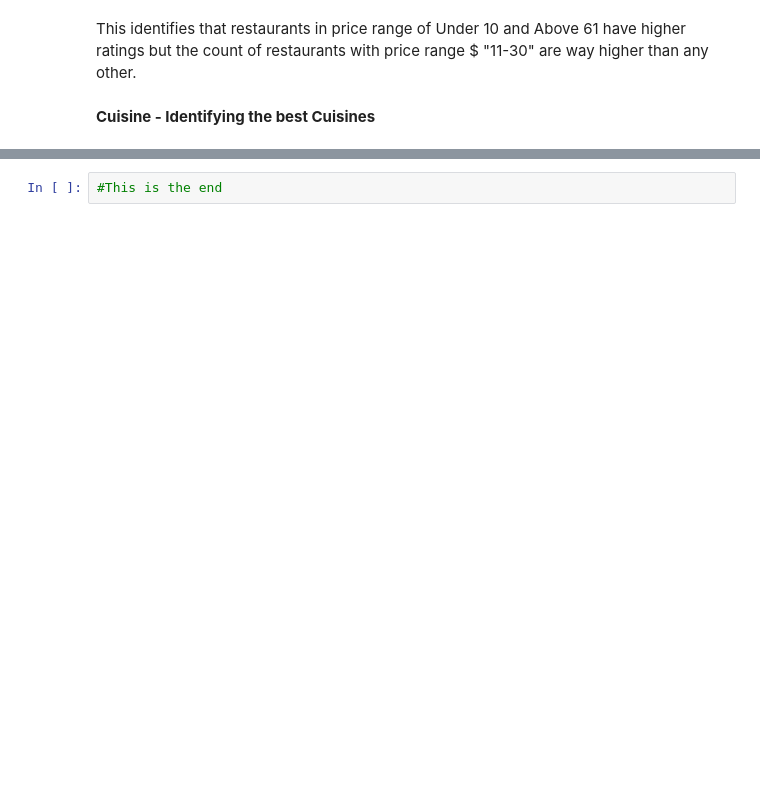
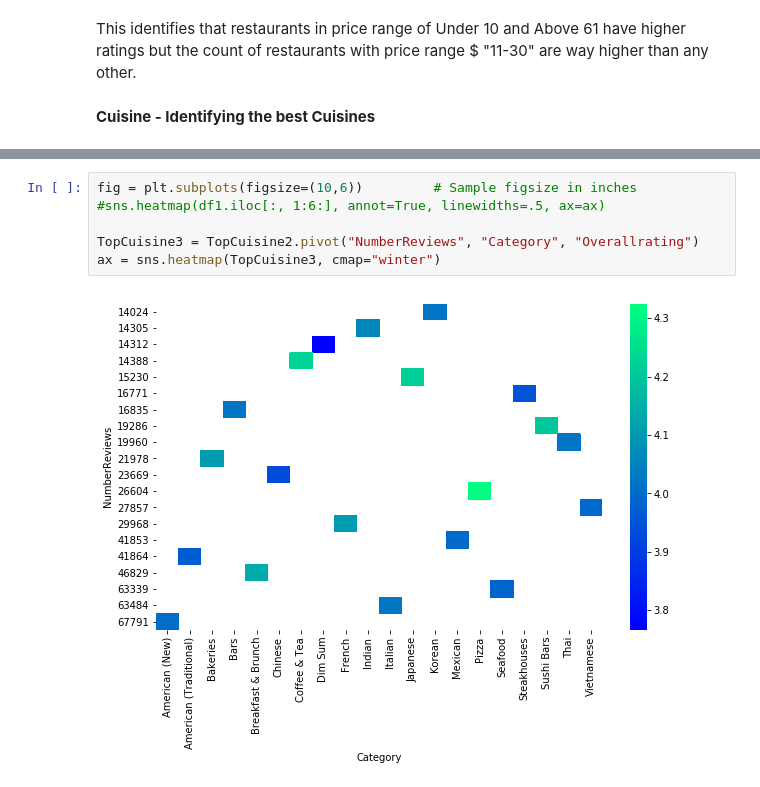
Before and after one commit to rajeshearlu/webscraping_yelp, a Jupyter notebook: yelpanalyze/Yelp.ipynb, the cells around one changed output, grey strips where cells are left out. Cells and saved outputs as stored; diff of their text form; blank space fills up the shorter version.

```diff
--- a/yelpanalyze/Yelp.ipynb
+++ b/yelpanalyze/Yelp.ipynb
@@ -186,2 +194,8 @@ ax.set(ylabel='Cuisine')
-# %%
-#This is the end
+# %%
+fig = plt.subplots(figsize=(10,6))         # Sample figsize in inches
+#sns.heatmap(df1.iloc[:, 1:6:], annot=True, linewidths=.5, ax=ax)
+
+TopCuisine3 = TopCuisine2.pivot("NumberReviews", "Category", "Overallrating")
+ax = sns.heatmap(TopCuisine3, cmap="winter")
+# %% [output]
+[figure, added]
```
Also changed, not shown: parts of 6 cells of this notebook.
